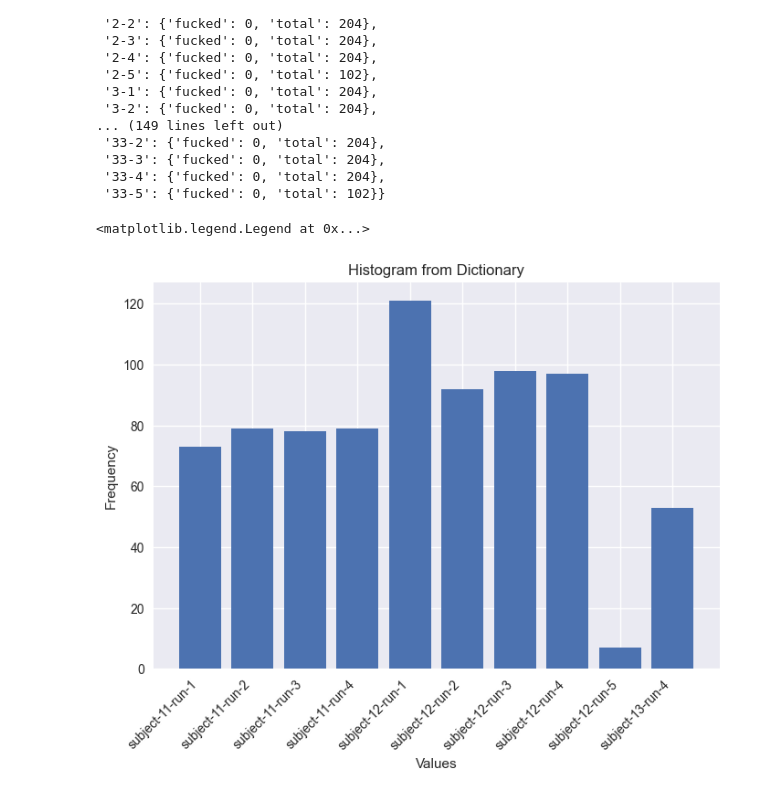
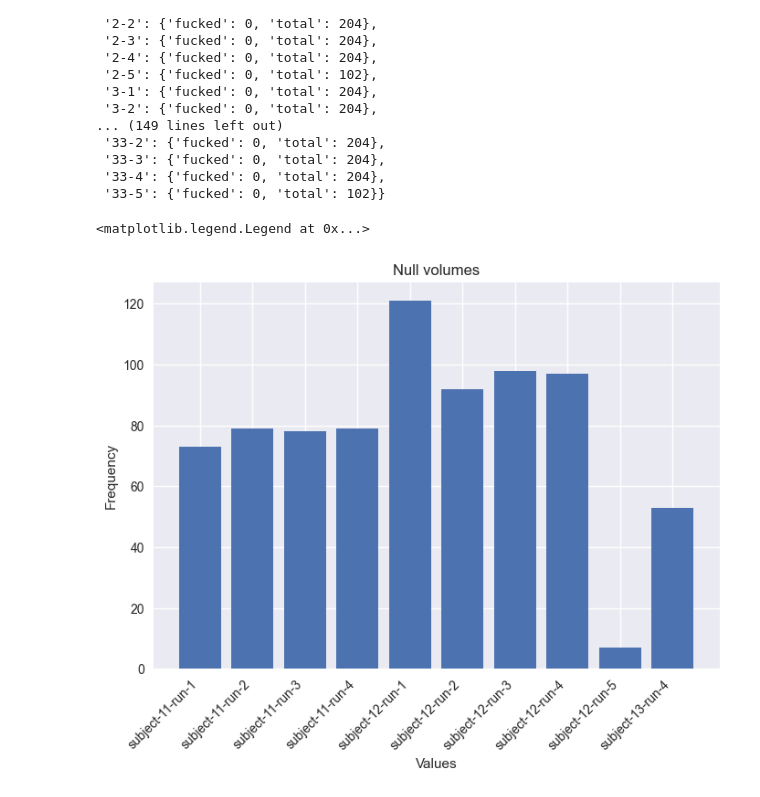
Before and after one commit to mducat/scz_familiarity_fMRI_ML, a Jupyter notebook: scratches/check_data_qual.ipynb, the cells around one changed output. Cells and saved outputs as stored; diff of their text form; code cells hidden in the pictures.

```diff
--- a/scratches/check_data_qual.ipynb
+++ b/scratches/check_data_qual.ipynb
@@ -26,7 +26,7 @@ for sub in subjects:
 
         for i in range(dat.shape[3]):
             sample = dat.get_fdata()[:,:,:,i]
-            if abs(sample.max() - sample.min()) < 1:
+            if abs(sample.max() - sample.min()) < 0.1:
                 total_fucked += 1
 
         fucked[f"{sub}-{run}"] = {
@@ -74,25 +74,25 @@ fucked
 # %%
 import matplotlib.pyplot as plt
 
 nonzero = {}
 
 for label, values in fucked.items():
     if values['fucked'] != 0:
         s = label.split("-")
         nonzero[f"subject-{s[0]}-run-{s[1]}"] = values['fucked']
 
 plt.bar(nonzero.keys(), nonzero.values())
 plt.xticks(
     ticks=range(len(nonzero)),
     labels=nonzero.keys(),
     rotation=45,       # Rotate labels if needed
     ha='right'         # Align labels to the right
 )
 
 plt.xlabel('Values')
 plt.ylabel('Frequency')
-plt.title('Histogram from Dictionary')
+plt.title('Null volumes')
 plt.legend()
 # %% [output]
 <matplotlib.legend.Legend at 0x...>
-[figure, old version]
+[figure, new version]
```
Also changed, not shown: parts of 14 cells of this notebook, 4 other files.
